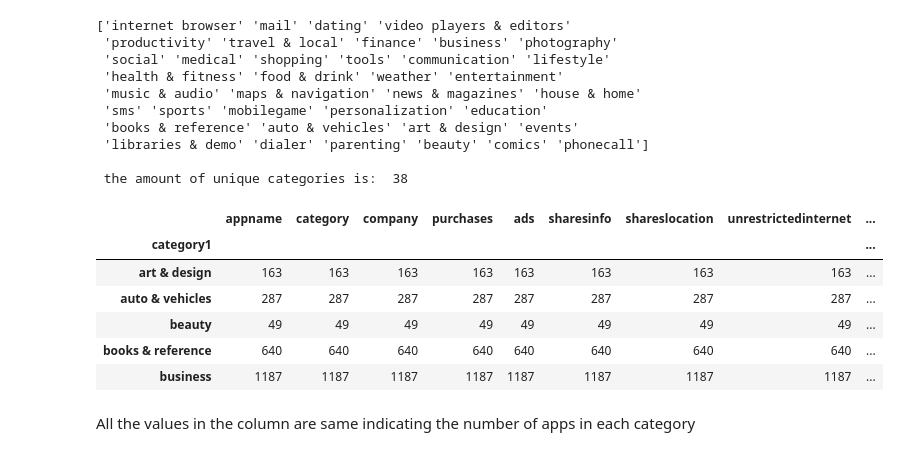
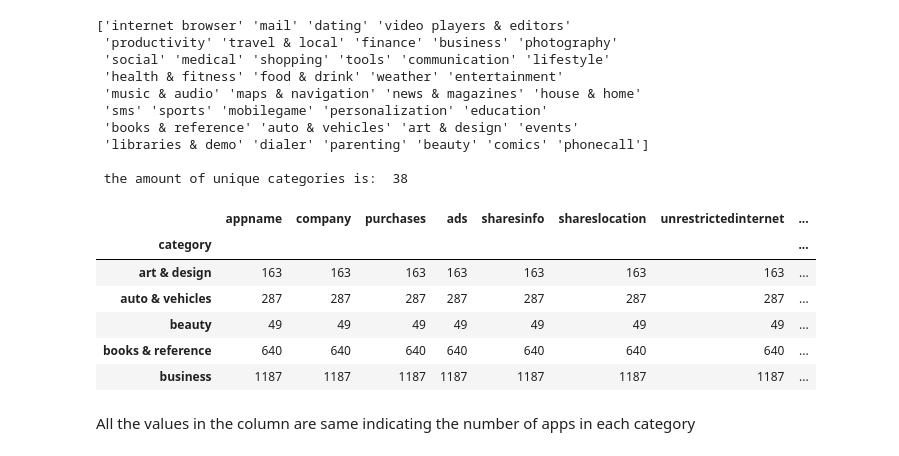
Before and after one commit to Bariu/Jenga-Project, a Jupyter notebook: The Analysis of Android app market.ipynb, the cells around one changed output. Cells and saved outputs as stored; diff of their text form; code cells hidden in the pictures.

```diff
--- a/The Analysis of Android app market.ipynb
+++ b/The Analysis of Android app market.ipynb
@@ -321,16 +319,16 @@ print("\n the amount of unique categories is: ", len(data.category1.unique()))
 
  the amount of unique categories is:  38
 # %%
-amount = data.groupby("category1").count()
+amount = data.groupby("category").count()
 amount.head()
 # %% [output]
-|  | appname | category | company | purchases | ads | sharesinfo | shareslocation | unrestrictedinternet | ... |
-| category1 |  |  |  |  |  |  |  |  | ... |
-| art & design | 163 | 163 | 163 | 163 | 163 | 163 | 163 | 163 | ... |
-| auto & vehicles | 287 | 287 | 287 | 287 | 287 | 287 | 287 | 287 | ... |
-| beauty | 49 | 49 | 49 | 49 | 49 | 49 | 49 | 49 | ... |
-| books & reference | 640 | 640 | 640 | 640 | 640 | 640 | 640 | 640 | ... |
-| business | 1187 | 1187 | 1187 | 1187 | 1187 | 1187 | 1187 | 1187 | ... |
+|  | appname | company | purchases | ads | sharesinfo | shareslocation | unrestrictedinternet | ... |
+| category |  |  |  |  |  |  |  | ... |
+| art & design | 163 | 163 | 163 | 163 | 163 | 163 | 163 | ... |
+| auto & vehicles | 287 | 287 | 287 | 287 | 287 | 287 | 287 | ... |
+| beauty | 49 | 49 | 49 | 49 | 49 | 49 | 49 | ... |
+| books & reference | 640 | 640 | 640 | 640 | 640 | 640 | 640 | ... |
+| business | 1187 | 1187 | 1187 | 1187 | 1187 | 1187 | 1187 | ... |
 # %% [markdown]
 All the values in the column are same indicating the number of apps in each category
 # %% [markdown]
```
Also changed, not shown: parts of 36 cells of this notebook.
